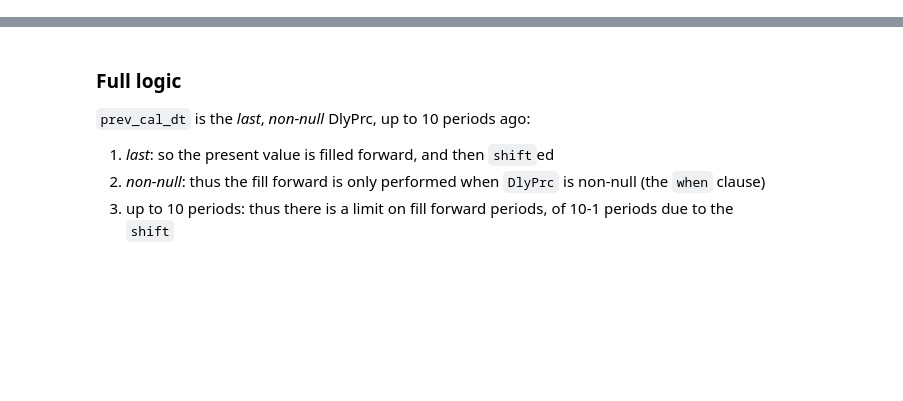
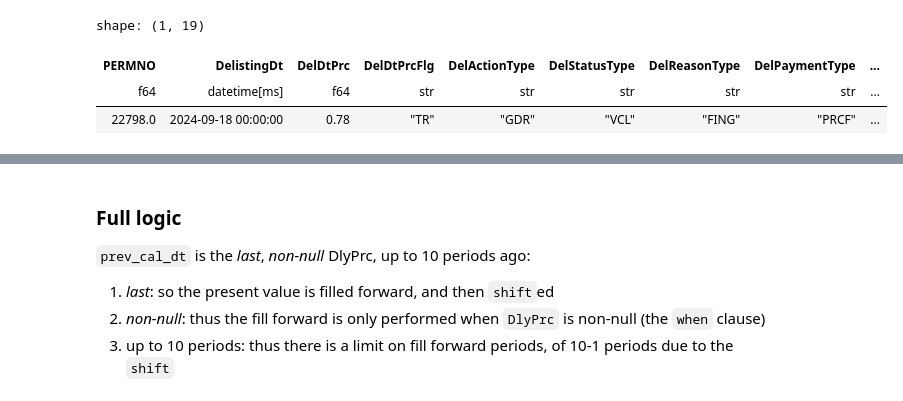
Before and after one commit to gnahz04/itsy, a Jupyter notebook: crsp_prevdt.ipynb, the cells around one changed output, grey strips where cells are left out. Cells and saved outputs as stored; diff of their text form; code cells hidden in the pictures; blank space fills up the shorter version.

```diff
--- a/crsp_prevdt.ipynb
+++ b/crsp_prevdt.ipynb
@@ -4,0 +15,9 @@ from datetime import datetime
+# %%
+d = pl.from_pandas(pd.read_sas('/home/hzhang/data/wrds/stkdelists.sas7bdat', encoding="latin-1"))
+# %%
+d.filter(c('PERMNO').eq(22798))
+# %% [output]
+shape: (1, 19)
+| PERMNO | DelistingDt | DelDtPrc | DelDtPrcFlg | DelActionType | DelStatusType | DelReasonType | DelPaymentType | ... |
+| f64 | datetime[ms] | f64 | str | str | str | str | str | ... |
+| 22798.0 | 2024-09-18 00:00:00 | 0.78 | "TR" | "GDR" | "VCL" | "FING" | "PRCF" | ... |
```
Also changed, not shown: parts of 5 cells of this notebook.
